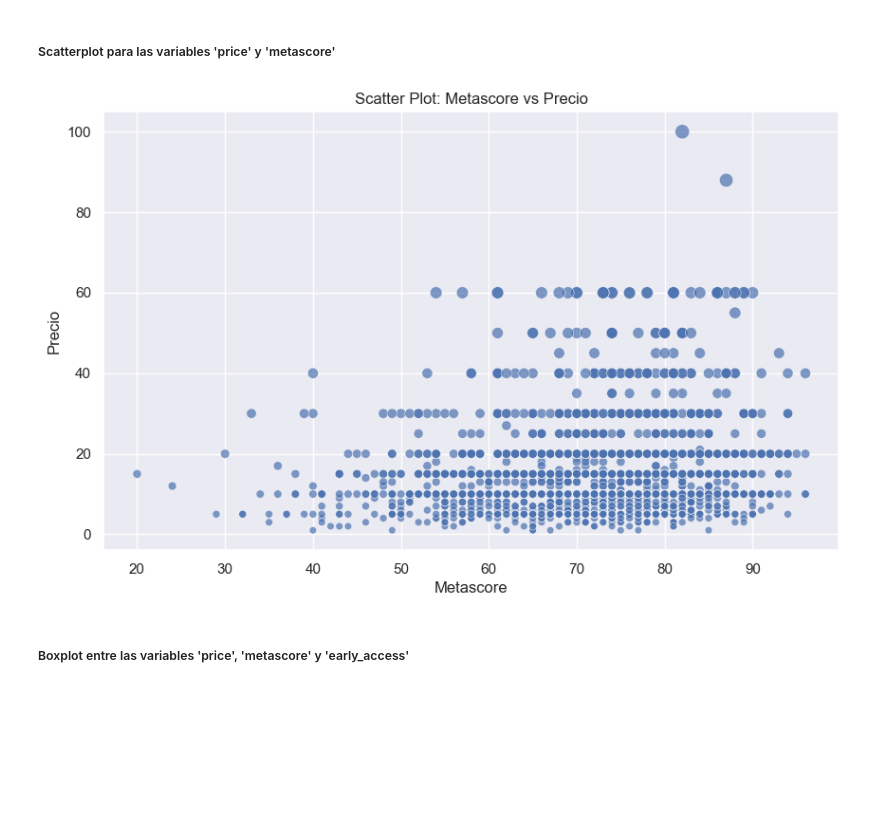
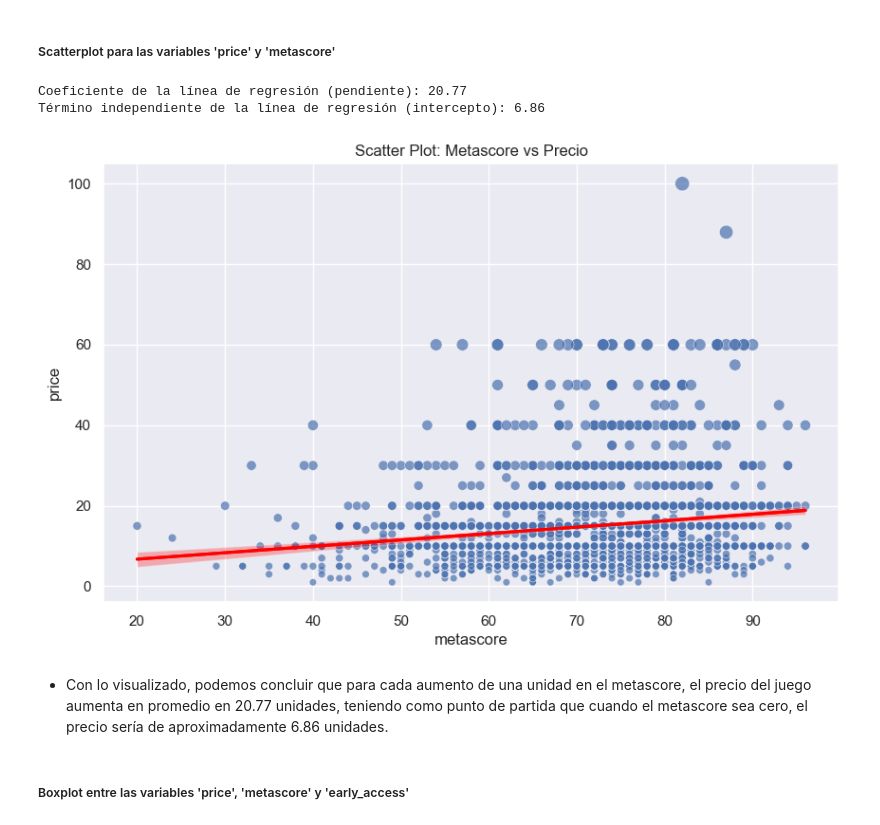
Before and after one commit to OvaR82/ProyectoHenryVenv, a Jupyter notebook: ETL-EDA.ipynb, the cells around one changed output. Saved outputs shown, nothing was run; the diff lists cells and outputs as text; code cells hidden in the pictures; blank space fills up the shorter version.

```diff
--- a/ETL-EDA.ipynb
+++ b/ETL-EDA.ipynb
@@ -547,13 +547,28 @@ plt.show()
 # %%
 # Creamos el scatter plot para las variables de interés
 plt.figure(figsize=(10, 6))
 sns.scatterplot(data=data_steam, x='metascore', y='price', size='price', sizes=(30, 120), palette='viridis', alpha=0.7, legend=False)
 plt.xlabel('Metascore')
 plt.ylabel('Precio')
 plt.title('Scatter Plot: Metascore vs Precio')
+# Agregamos una la línea de varianza
+reg_plot = sns.regplot(data=data_steam, x='metascore', y='price', scatter=False, color='red')
+# Obtenenemos los resultados de la regresión lineal
+x = data_steam['metascore']
+y = data_steam['price']
+model = sns.regplot(data=data_steam, x='metascore', y='price', scatter=False, color='red')
+slope, intercept = model.get_lines()[0].get_data()
+# Imprimimos los resultados de la regresión lineal
+print(f"Coeficiente de la línea de regresión (pendiente): {slope[1]:.2f}")
+print(f"Término independiente de la línea de regresión (intercepto): {intercept[1]:.2f}")
+# Mostramos el gráfico
 plt.show()
 # %% [output]
+Coeficiente de la línea de regresión (pendiente): 20.77
+Término independiente de la línea de regresión (intercepto): 6.86
-[figure, old version]
+[figure, new version]
+# %% [markdown]
+* Con lo visualizado, podemos concluir que para cada aumento de una unidad en el metascore, el precio del juego aumenta en promedio en 20.77 unidades, teniendo como punto de partida que cuando el metascore sea cero, el precio sería de aproximadamente 6.86 unidades.
 # %% [markdown]
 ##### Boxplot entre las variables 'price', 'metascore' y 'early_access'
 # %%
```
Also changed, not shown: parts of 13 cells of this notebook.
